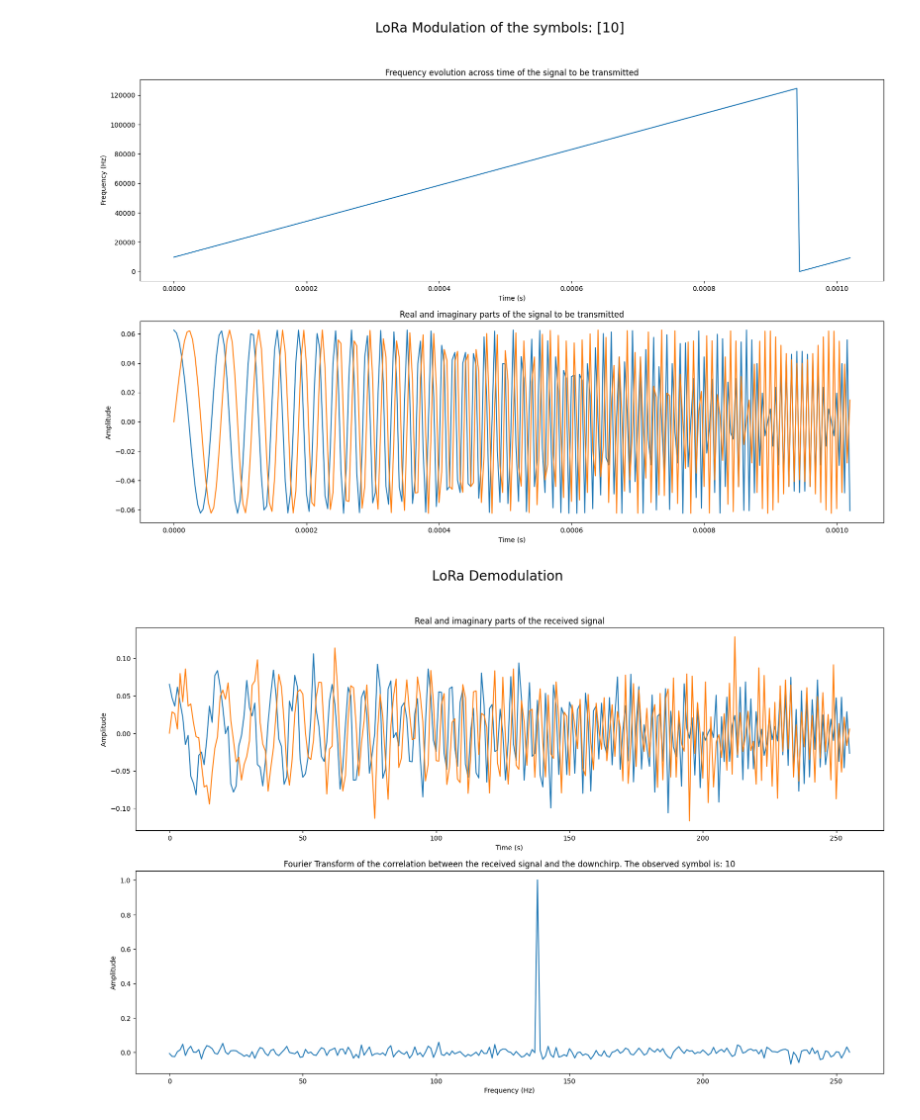
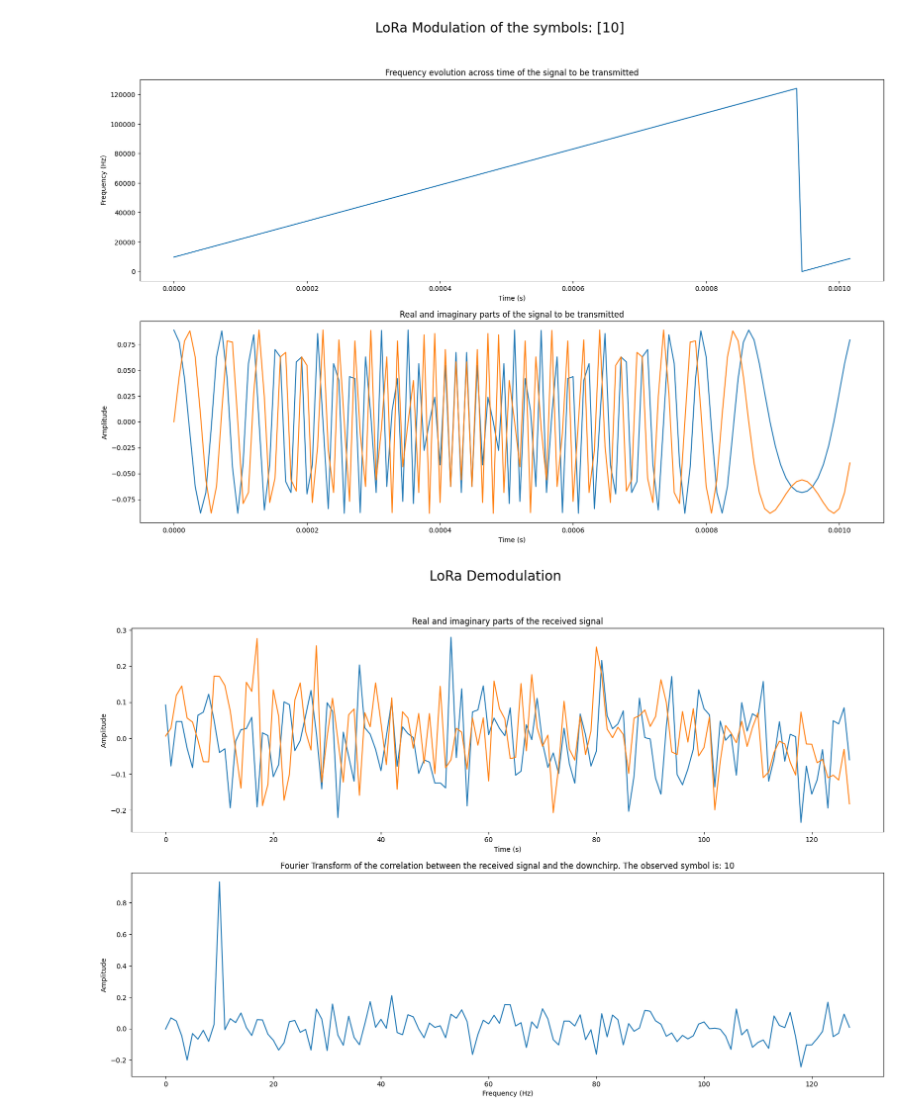
Before and after one commit to stefaema/LoRaSimulator, a Jupyter notebook: refining_1/v2.ipynb, the cells around one changed output. Cells and saved outputs as stored; diff of their text form; code cells hidden in the pictures.

```diff
--- a/refining_1/v2.ipynb
+++ b/refining_1/v2.ipynb
@@ -270,18 +276,18 @@ def generate_awgn(SNR, w):
     noisy_signal = [w[i] + N[i] for i in range(len(w))]
     return noisy_signal, N, variance
 # %%
-lora_modulator = LoraModulator(7, 125e3, 2)
-lora_demodulator = LoraDemodulator(7, 125e3, 2)
+lora_modulator = LoraModulator(7, 125e3, 1)
+lora_demodulator = LoraDemodulator(7, 125e3, 1)
 symbol = [10]
 timeline, frequency_evolution, signal = lora_modulator.modulate_symbols(symbol, also_compute_frequency_evolution = True, plot = True)
 fig = lora_modulator.generate_modulation_plots(symbol, timeline, frequency_evolution, signal)
 plt.show()
-signal = generate_awgn('10dB', signal)[0]
+signal = generate_awgn('1dB', signal)[0]
 demodulated_symbols, fft = lora_demodulator.demodulate_single_symbol(signal, True)
 fig = lora_demodulator.generate_demodulation_plots(signal, fft)
 # %% [output]
-[figure, old version]
+[figure, new version]
-[figure, old version]
+[figure, new version]
 # %%
 def test_all(samples_per_chip):
     lora_modulator = LoraModulator(7, 125e3, samples_per_chip)
```
Also changed, not shown: parts of 3 cells of this notebook, 3 other files.
